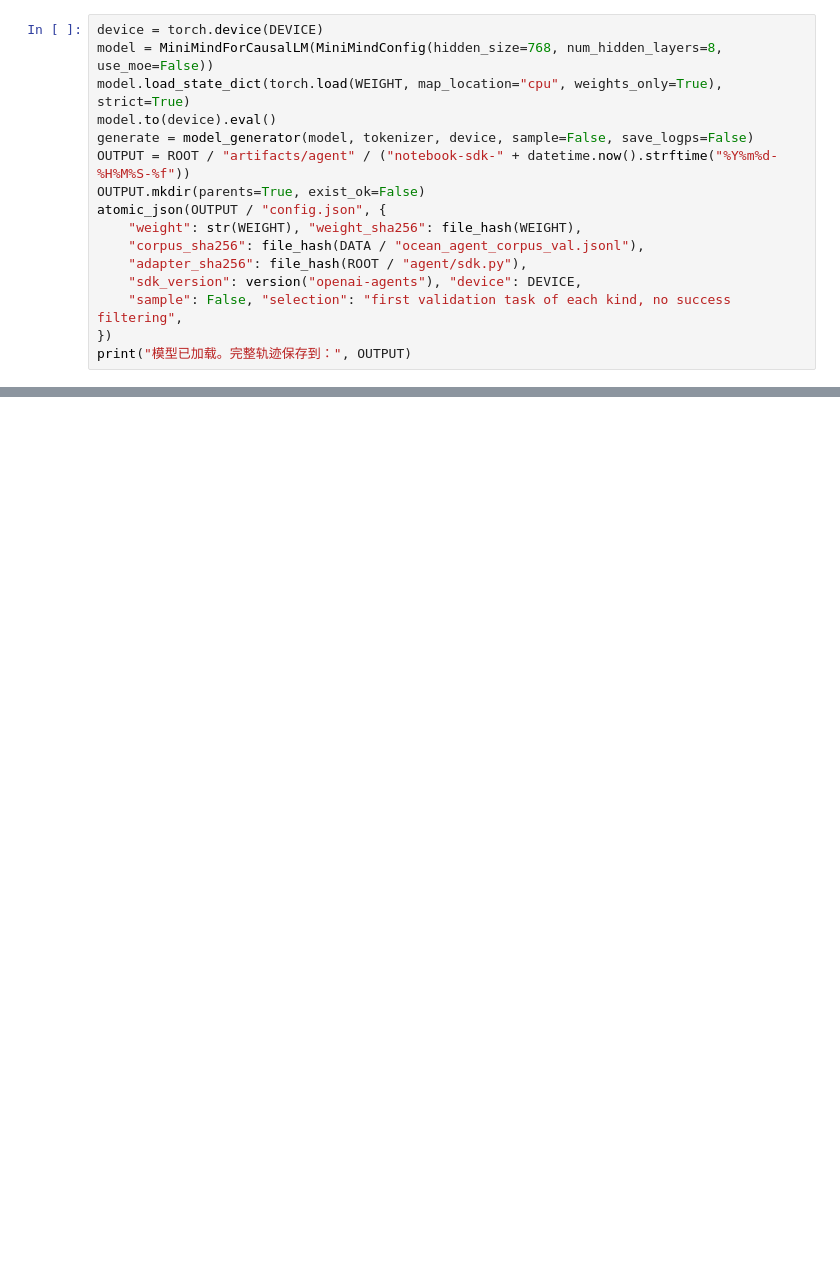
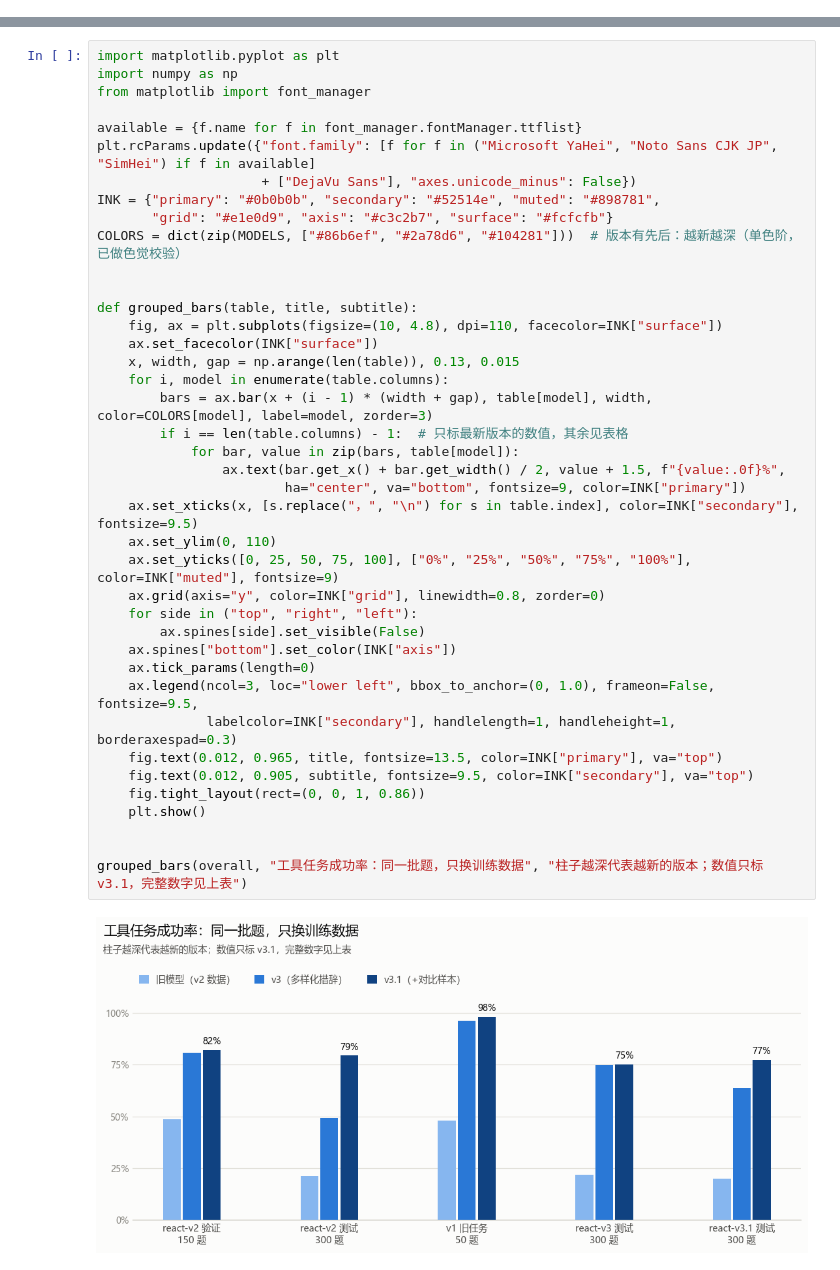
Before and after one commit to Salieri2077/DPO_RLHF_oceanDemo, a Jupyter notebook: Agent Evaluation/OceanHeart_Agent_Demo.ipynb, the cells around one changed output, grey strips where cells are left out. Saved outputs shown, nothing was run; the diff lists cells and outputs as text; blank space fills up the shorter version.

```diff
--- a/Agent Evaluation/OceanHeart_Agent_Demo.ipynb
+++ b/Agent Evaluation/OceanHeart_Agent_Demo.ipynb
@@ -85,16 +0,0 @@ marine_calculate ： convert换算；distance=速度×小时，time=距离/速
-# %%
-device = torch.device(DEVICE)
-model = MiniMindForCausalLM(MiniMindConfig(hidden_size=768, num_hidden_layers=8, use_moe=False))
-model.load_state_dict(torch.load(WEIGHT, map_location="cpu", weights_only=True), strict=True)
-model.to(device).eval()
-generate = model_generator(model, tokenizer, device, sample=False, save_logps=False)
-OUTPUT = ROOT / "artifacts/agent" / ("notebook-sdk-" + datetime.now().strftime("%Y%m%d-%H%M%S-%f"))
-OUTPUT.mkdir(parents=True, exist_ok=False)
-atomic_json(OUTPUT / "config.json", {
-    "weight": str(WEIGHT), "weight_sha256": file_hash(WEIGHT),
-    "corpus_sha256": file_hash(DATA / "ocean_agent_corpus_val.jsonl"),
-    "adapter_sha256": file_hash(ROOT / "agent/sdk.py"),
-    "sdk_version": version("openai-agents"), "device": DEVICE,
-    "sample": False, "selection": "first validation task of each kind, no success filtering",
-})
-print("模型已加载。完整轨迹保存到：", OUTPUT)
@@ -233,0 +125,42 @@ SDK 循环职责参考：[OpenAI 官方运行说明](https://developers.openai.c
+# %%
+import matplotlib.pyplot as plt
+import numpy as np
+from matplotlib import font_manager
+
+available = {f.name for f in font_manager.fontManager.ttflist}
+plt.rcParams.update({"font.family": [f for f in ("Microsoft YaHei", "Noto Sans CJK JP", "SimHei") if f in available]
+                     + ["DejaVu Sans"], "axes.unicode_minus": False})
+INK = {"primary": "#0b0b0b", "secondary": "#52514e", "muted": "#898781",
+       "grid": "#e1e0d9", "axis": "#c3c2b7", "surface": "#fcfcfb"}
+COLORS = dict(zip(MODELS, ["#86b6ef", "#2a78d6", "#104281"]))  # 版本有先后：越新越深（单色阶，已做色觉校验）
+
+
+def grouped_bars(table, title, subtitle):
+    fig, ax = plt.subplots(figsize=(10, 4.8), dpi=110, facecolor=INK["surface"])
+    ax.set_facecolor(INK["surface"])
+    x, width, gap = np.arange(len(table)), 0.13, 0.015
+    for i, model in enumerate(table.columns):
+        bars = ax.bar(x + (i - 1) * (width + gap), table[model], width, color=COLORS[model], label=model, zorder=3)
+        if i == len(table.columns) - 1:  # 只标最新版本的数值，其余见表格
+            for bar, value in zip(bars, table[model]):
+                ax.text(bar.get_x() + bar.get_width() / 2, value + 1.5, f"{value:.0f}%",
+                        ha="center", va="bottom", fontsize=9, color=INK["primary"])
+    ax.set_xticks(x, [s.replace("，", "\n") for s in table.index], color=INK["secondary"], fontsize=9.5)
+    ax.set_ylim(0, 110)
+    ax.set_yticks([0, 25, 50, 75, 100], ["0%", "25%", "50%", "75%", "100%"], color=INK["muted"], fontsize=9)
+    ax.grid(axis="y", color=INK["grid"], linewidth=0.8, zorder=0)
+    for side in ("top", "right", "left"):
+        ax.spines[side].set_visible(False)
+    ax.spines["bottom"].set_color(INK["axis"])
+    ax.tick_params(length=0)
+    ax.legend(ncol=3, loc="lower left", bbox_to_anchor=(0, 1.0), frameon=False, fontsize=9.5,
+              labelcolor=INK["secondary"], handlelength=1, handleheight=1, borderaxespad=0.3)
+    fig.text(0.012, 0.965, title, fontsize=13.5, color=INK["primary"], va="top")
+    fig.text(0.012, 0.905, subtitle, fontsize=9.5, color=INK["secondary"], va="top")
+    fig.tight_layout(rect=(0, 0, 1, 0.86))
+    plt.show()
+
+
+grouped_bars(overall, "工具任务成功率：同一批题，只换训练数据", "柱子越深代表越新的版本；数值只标 v3.1，完整数字见上表")
+# %% [output]
+[figure, added]
```
Also changed, not shown: parts of 35 cells of this notebook, 1 other file.
